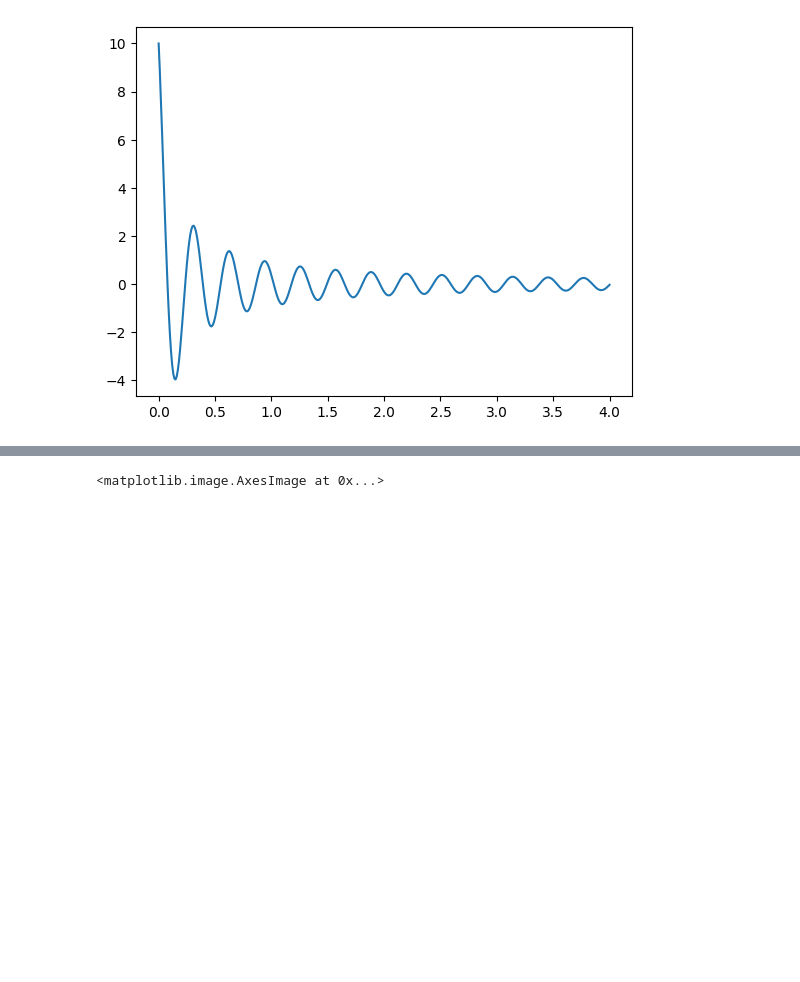
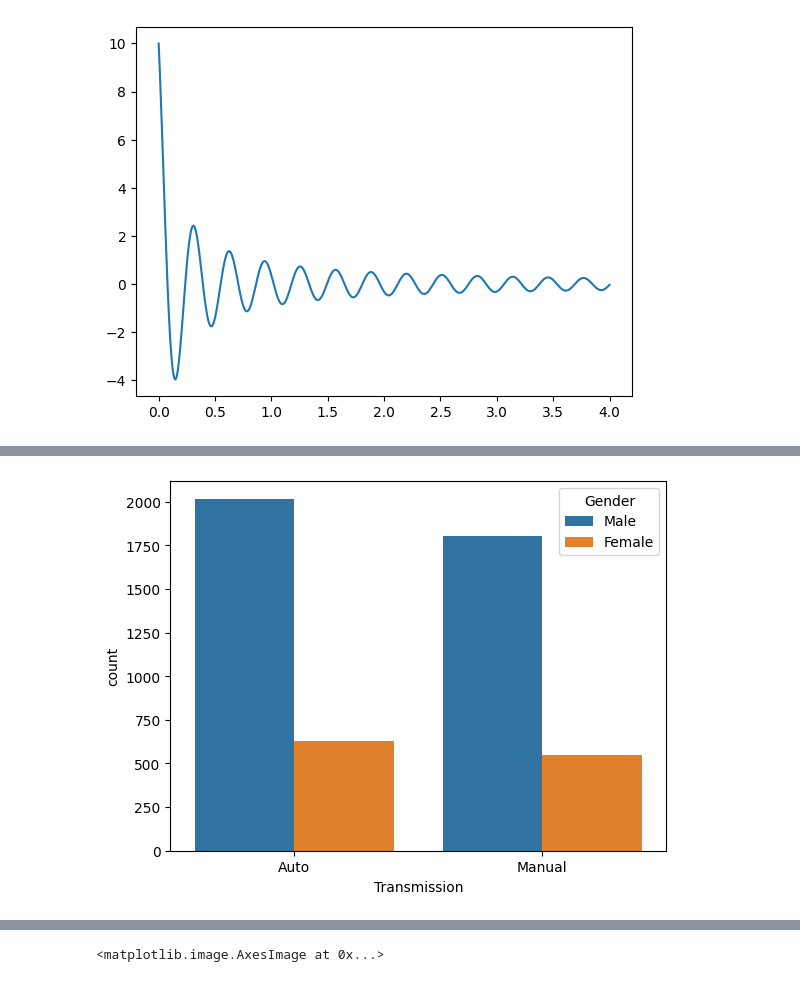
Before and after one commit to AntoxaZ18/ml-algorithms, a Jupyter notebook: module_2/visualisation/vis.ipynb, the cells around one changed output, grey strips where cells are left out. Cells and saved outputs as stored; diff of their text form; code cells hidden in the pictures; blank space fills up the shorter version.

```diff
--- a/module_2/visualisation/vis.ipynb
+++ b/module_2/visualisation/vis.ipynb
@@ -50,3 +50,44 @@ df.head()
 | 2 | 2 | C_CND_000003 | 1/2/2022 | Gianna | Male | 1035000 | Capitol KIA | Cadillac | Eldorado | ... |
 | 3 | 3 | C_CND_000004 | 1/2/2022 | Giselle | Male | 13500 | Chrysler of Tri-Cities | Toyota | Celica | ... |
 | 4 | 4 | C_CND_000005 | 1/2/2022 | Grace | Male | 1465000 | Chrysler Plymouth | Acura | TL | ... |
+# %%
+
+def plot_graph(df: pd.DataFrame, graph_type: str = 'scatterplot', plot_engine: str = 'seaborn', **kwargs):
+    '''unviersal function for plotting scatter, countplot, boxplot and so on
+        df - pandas dataframe
+        graph_type - graph type (scatterplot, countplot, boxplot)
+        plot_engine - type of engine supported 'seaborn'- for seaborn and 'plotly' for plotly =)
+    '''
+
+    def seaborn_plot(df: pd.DataFrame, graph_type:str = 'scatterplot', **kwargs):
+        getattr(sns, graph_type)(data=df, **kwargs)
+
+
+    def plotly_plot(df: pd.DataFrame, graph_type:str = 'scatter', **kwargs):
+        print(graph_type)
+        getattr(px, graph_type)(df, **kwargs).show()
+
+
+    engines = {'seaborn': seaborn_plot, 'plotly': plotly_plot}
+
+    if plot_engine not in engines:
+        raise(ValueError(f'{plot_engine} not permitted, only {engines.keys()} are supported'))
+
+    # converting names for unviversal access
+    plot_methods = {
+        'seaborn': {
+            'scatterplot' : 'scatterplot',
+            'countplot' : 'countplot',
+            'boxplot' : 'boxplot',
+        },
+        'plotly': {
+            'scatterplot' : 'scatter',
+            'countplot' : 'histogram',
+            'boxplot' : 'box',
+        }
+    }
+
+    engines.get(plot_engine)(df, graph_type = plot_methods[plot_engine][graph_type], **kwargs)
+
+
+plot_graph(df, graph_type = 'scatterplot', plot_engine = 'seaborn', y="Price ($)", x="Annual Income", hue='Gender')
@@ -53 +96,5 @@ df.head()
+# %%
+plot_graph(df, graph_type = 'countplot', plot_engine = 'seaborn', x='Transmission', hue='Gender')
+# %% [output]
+[figure, added]
 # %%
```
Also changed, not shown: parts of 8 cells of this notebook, 1 other file.
